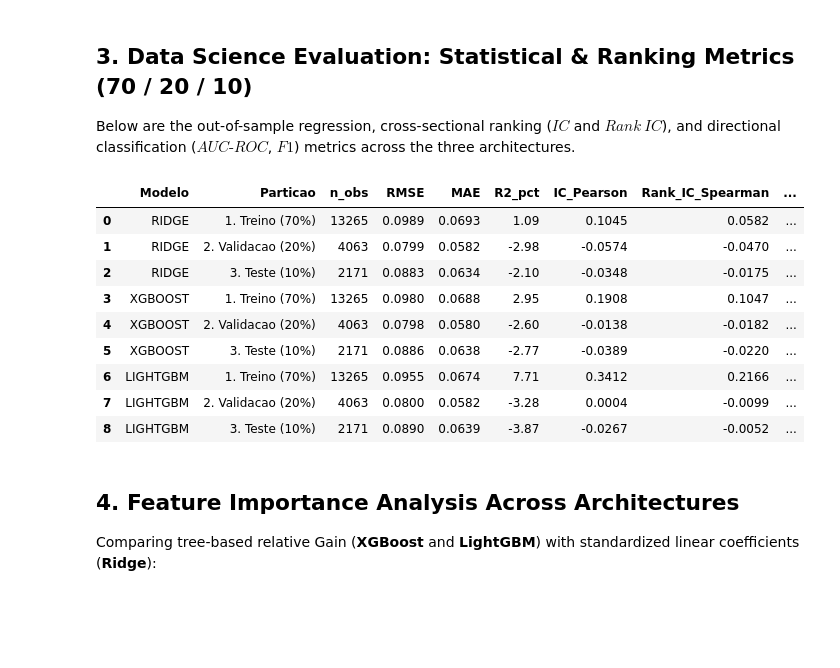
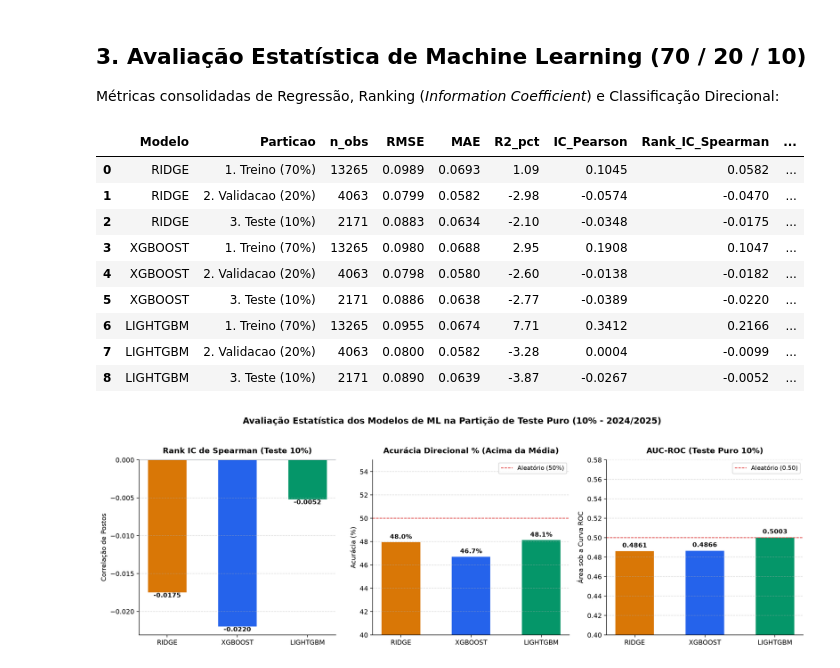
Before and after one commit to pdromls/Quant-ML-B3-Portfolio, a Jupyter notebook: notebooks/01_ml_quant_strategies_b3.ipynb, the cells around one changed output. Drawn from its saved outputs; the diff is of its cells as text; code cells hidden in the pictures; blank space fills up the shorter version.

```diff
--- a/notebooks/01_ml_quant_strategies_b3.ipynb
+++ b/notebooks/01_ml_quant_strategies_b3.ipynb
@@ -59,20 +59,19 @@ display(summary_splits)
-# %% [markdown]
-## 3. Data Science Evaluation: Statistical & Ranking Metrics (70 / 20 / 10)
-Below are the out-of-sample regression, cross-sectional ranking ($IC$ and $Rank\ IC$), and directional classification ($AUC\text{-}ROC$, $F1$) metrics across the three architectures.
+# %% [markdown]
+## 3. Avaliação Estatística de Machine Learning (70 / 20 / 10)
+Métricas consolidadas de Regressão, Ranking (*Information Coefficient*) e Classificação Direcional:
 # %%
 ml_metrics = pd.read_csv(ROOT_DIR / "outputs" / "tables" / "ml_metrics_70_20_10.csv")
 display(ml_metrics)
+display(Image(filename=str(ROOT_DIR / "outputs" / "figures" / "02_test_metrics_summary.png")))
 # %% [output]
 |  | Modelo | Particao | n_obs | RMSE | MAE | R2_pct | IC_Pearson | Rank_IC_Spearman | ... |
 | 0 | RIDGE | 1. Treino (70%) | 13265 | 0.0989 | 0.0693 | 1.09 | 0.1045 | 0.0582 | ... |
 | 1 | RIDGE | 2. Validacao (20%) | 4063 | 0.0799 | 0.0582 | -2.98 | -0.0574 | -0.0470 | ... |
 | 2 | RIDGE | 3. Teste (10%) | 2171 | 0.0883 | 0.0634 | -2.10 | -0.0348 | -0.0175 | ... |
 | 3 | XGBOOST | 1. Treino (70%) | 13265 | 0.0980 | 0.0688 | 2.95 | 0.1908 | 0.1047 | ... |
 | 4 | XGBOOST | 2. Validacao (20%) | 4063 | 0.0798 | 0.0580 | -2.60 | -0.0138 | -0.0182 | ... |
 | 5 | XGBOOST | 3. Teste (10%) | 2171 | 0.0886 | 0.0638 | -2.77 | -0.0389 | -0.0220 | ... |
 | 6 | LIGHTGBM | 1. Treino (70%) | 13265 | 0.0955 | 0.0674 | 7.71 | 0.3412 | 0.2166 | ... |
 | 7 | LIGHTGBM | 2. Validacao (20%) | 4063 | 0.0800 | 0.0582 | -3.28 | 0.0004 | -0.0099 | ... |
 | 8 | LIGHTGBM | 3. Teste (10%) | 2171 | 0.0890 | 0.0639 | -3.87 | -0.0267 | -0.0052 | ... |
+[figure, added]
-# %% [markdown]
-## 4. Feature Importance Analysis Across Architectures
-Comparing tree-based relative Gain (**XGBoost** and **LightGBM**) with standardized linear coefficients (**Ridge**):
```
Also changed, not shown: parts of 13 cells of this notebook, 19 other files.
